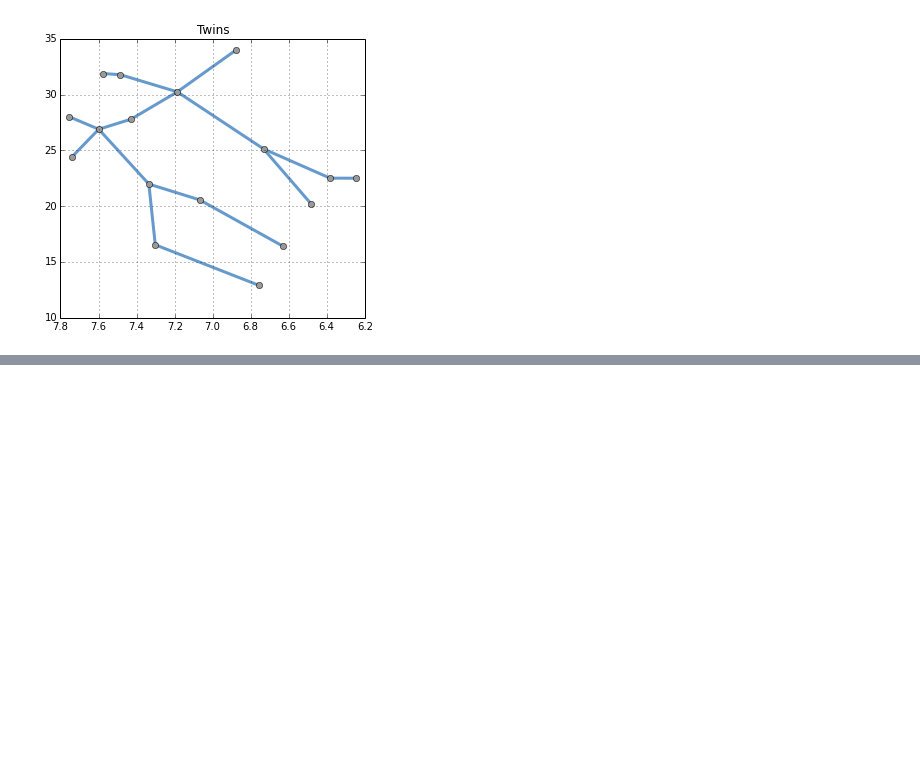
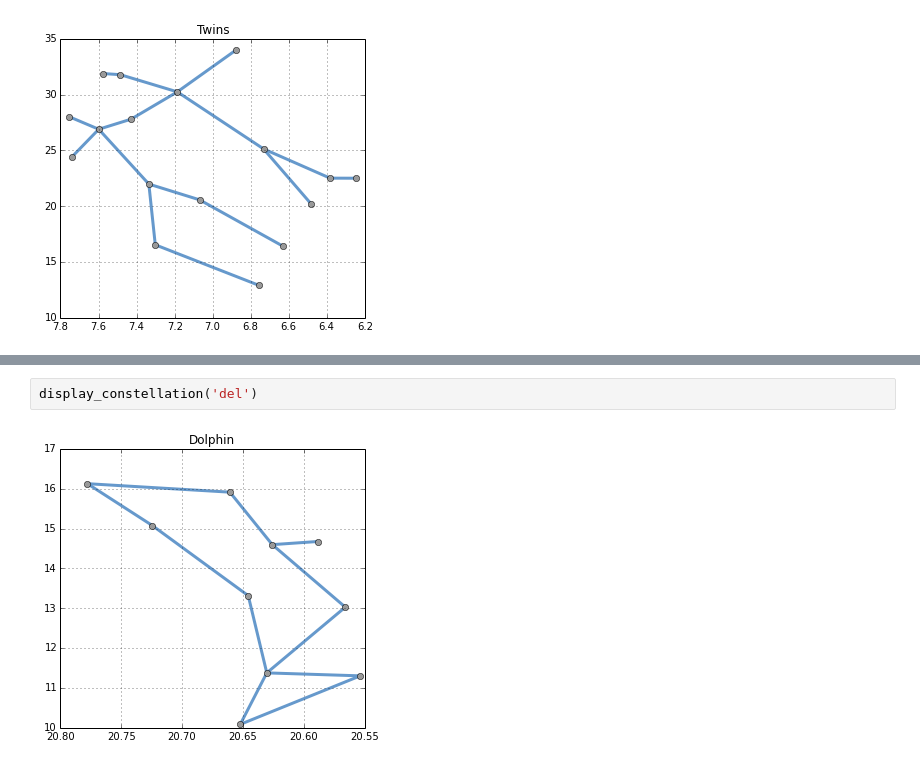
Before and after one commit to dreamalligator/asterisms, a Jupyter notebook: notebooks/curious-asterisms.ipynb, the cells around one changed output, grey strips where cells are left out. Saved outputs shown, nothing was run; the diff lists cells and outputs as text; blank space fills up the shorter version.

```diff
--- a/notebooks/curious-asterisms.ipynb
+++ b/notebooks/curious-asterisms.ipynb
@@ -311,0 +318,4 @@ Something interesting:
+# %%
+display_constellation('del')
+# %% [output]
+[figure, added]
```
Also changed, not shown: parts of 5 cells of this notebook, 1 other file.
